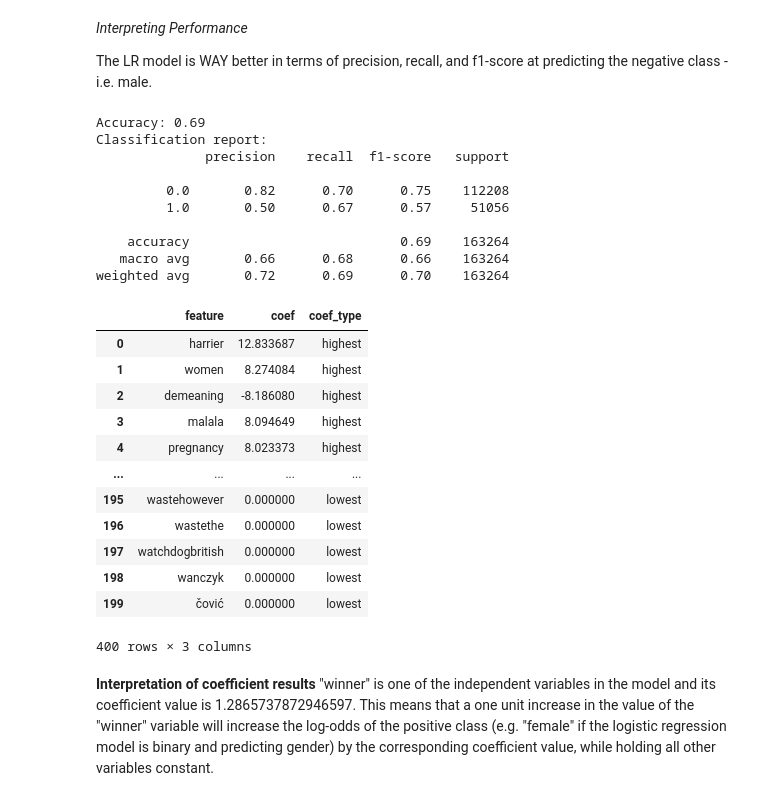
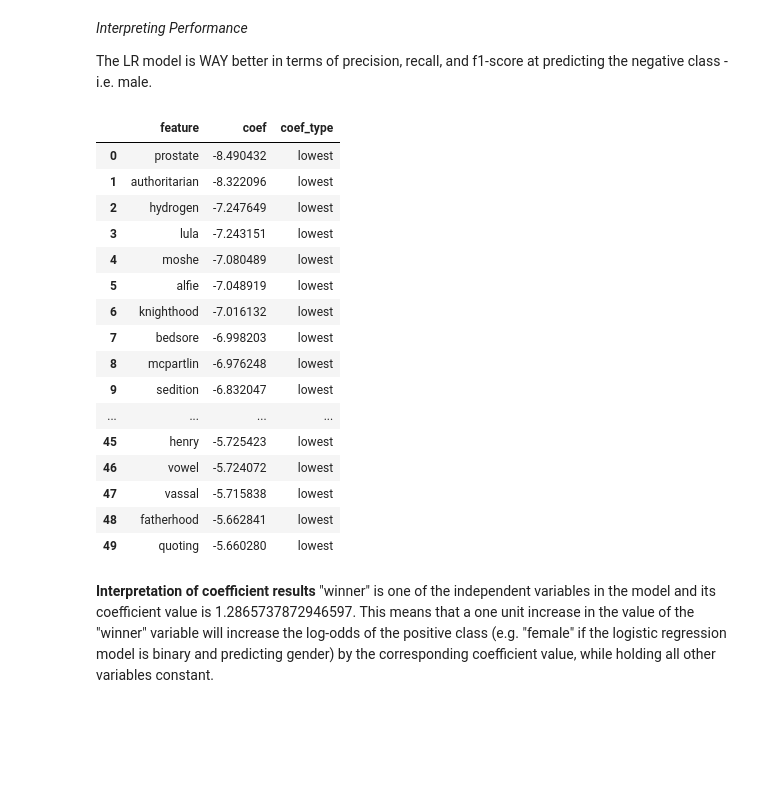
Before and after one commit to yvferreiro/MasterThesis, a Jupyter notebook: Logistic Regression.ipynb, the cells around one changed output. Cells and saved outputs as stored; diff of their text form; code cells hidden in the pictures; blank space fills up the shorter version.

Commit message:
2018 run & coefs uploaded

```diff
--- a/Logistic Regression.ipynb
+++ b/Logistic Regression.ipynb
@@ -29,7 +29,8 @@ warnings.filterwarnings("ignore")
 #df_14= pd.read_pickle(r"/Users/yolandaferreirofranchi/Desktop/ThesisDatasets/2014_text_wo_names.pickle")
 #df_15= pd.read_pickle(r"/Users/yolandaferreirofranchi/Desktop/ThesisDatasets/2015_text_wo_names.pickle")
 #df_16= pd.read_pickle(r"/Users/yolandaferreirofranchi/Desktop/ThesisDatasets/2016_text_wo_names.pickle")
-df_17= pd.read_pickle(r"/Users/yolandaferreirofranchi/Desktop/ThesisDatasets/2017_text_wo_names.pickle")
-df_17
+#df_17= pd.read_pickle(r"/Users/yolandaferreirofranchi/Desktop/ThesisDatasets/2017_text_wo_names.pickle")
+df_18= pd.read_pickle(r"/Users/yolandaferreirofranchi/Desktop/ThesisDatasets/2018_text_wo_names.pickle")
+df_18
 # %% [output]
 |  | pre_processed_sent | male_count | female_count | Proper_noun_list | pn exists | sentences | article_id | ... |
@@ -55,11 +56,11 @@ def absolute_count(male_col, female_col):
         return None
 # %%
 #apply function to only get rows with an absolute count
-df_17['col_type'] = df_17.apply(lambda row: absolute_count(row['male_count'], row['female_count']),axis=1)
+df_18['col_type'] = df_18.apply(lambda row: absolute_count(row['male_count'], row['female_count']),axis=1)
 
 #remove nulls
-df_17= df_17[df_17["col_type"].notnull()]
+df_18= df_18[df_18["col_type"].notnull()]
 
 #DOC: number of male and female columns
-df_17["col_type"].value_counts()
+df_18["col_type"].value_counts()
 # %% [output]
@@ -132,7 +133,7 @@ def logistic_regression_year(df, target_col, text_col):
 
     #coefficients
     coefs = best_clf.coef_[0]
-    sorted_coef = sorted((zip(tfidf.get_feature_names_out(), coefs)), key = lambda x: abs(x[1]), reverse=True)
+    sorted_coef = sorted((zip(tfidf.get_feature_names_out(), coefs)), key = lambda x: x[1], reverse=True)
     high_coef = sorted_coef[:200]
     low_coef = sorted_coef[-200:]
 
@@ -160,6 +161,6 @@ def logistic_regression_year(df, target_col, text_col):
 # %% [markdown]
 **Coefficient Analysis**
 # %%
-df_probs_17 = logistic_regression_year(df_17, 'col_type', 'pre_processed_sent')
-df_probs_17
+df_probs_18 = logistic_regression_year(df_18, 'col_type', 'pre_processed_sent')
+df_probs_18
 # %% [output]
@@ -187,7 +188,7 @@ Execution time: 901.03 seconds
 The LR model is WAY better in terms of precision, recall, and f1-score at predicting the negative class - i.e. male.
 # %%
 #open model performance metrics
-with open('results_17.pkl', 'rb') as f:
+with open('results_18.pkl', 'rb') as f:
     results = pickle.load(f)
 
 accuracy = results['accuracy']
@@ -195,43 +196,36 @@ report = results['report']
 
 print(f"Accuracy: {accuracy:.2f}")
 print(f"Classification report:\n{report}")
-# %% [output]
-Accuracy: 0.69
-Classification report:
-              precision    recall  f1-score   support
-
-         0.0       0.82      0.70      0.75    112208
-         1.0       0.50      0.67      0.57     51056
-
-    accuracy                           0.69    163264
-   macro avg       0.66      0.68      0.66    163264
-weighted avg       0.72      0.69      0.70    163264
 # %%
 #create DF of highest coef
-highest_coef_17 = pd.DataFrame(df_probs_17[0])
-highest_coef_17["coef_type"] = "highest"
+highest_coef_18 = pd.DataFrame(df_probs_18[0])
+highest_coef_18["coef_type"] = "highest"
 
 #create DF of lowest lowest coef manipulation
-lowest_coef_17 = pd.DataFrame(df_probs_17[1])
-lowest_coef_17 = lowest_coef_17.sort_values(by = ["coef"], ascending = True).reset_index(drop = True) #absolute lowest value
-lowest_coef_17["coef_type"] = "lowest"
-highest_coef_17.head(50)
+lowest_coef_18 = pd.DataFrame(df_probs_18[1])
+lowest_coef_18 = lowest_coef_18.sort_values(by = ["coef"], ascending = True).reset_index(drop = True) #absolute lowest value
+lowest_coef_18["coef_type"] = "lowest"
+lowest_coef_18.head(50)
 
-stacked_17 = pd.concat([highest_coef_17, lowest_coef_17])
-stacked_17
+#stacked_18 = pd.concat([highest_coef_18, lowest_coef_18])
+#stacked_18
 # %% [output]
 |  | feature | coef | coef_type |
-| 0 | harrier | 12.833687 | highest |
-| 1 | women | 8.274084 | highest |
-| 2 | demeaning | -8.186080 | highest |
-| 3 | malala | 8.094649 | highest |
-| 4 | pregnancy | 8.023373 | highest |
+| 0 | prostate | -8.490432 | lowest |
+| 1 | authoritarian | -8.322096 | lowest |
+| 2 | hydrogen | -7.247649 | lowest |
+| 3 | lula | -7.243151 | lowest |
+| 4 | moshe | -7.080489 | lowest |
+| 5 | alfie | -7.048919 | lowest |
+| 6 | knighthood | -7.016132 | lowest |
+| 7 | bedsore | -6.998203 | lowest |
+| 8 | mcpartlin | -6.976248 | lowest |
+| 9 | sedition | -6.832047 | lowest |
 | ... | ... | ... | ... |
-| 195 | wastehowever | 0.000000 | lowest |
-| 196 | wastethe | 0.000000 | lowest |
-| 197 | watchdogbritish | 0.000000 | lowest |
-| 198 | wanczyk | 0.000000 | lowest |
-| 199 | čović | 0.000000 | lowest |
+| 45 | henry | -5.725423 | lowest |
+| 46 | vowel | -5.724072 | lowest |
+| 47 | vassal | -5.715838 | lowest |
+| 48 | fatherhood | -5.662841 | lowest |
+| 49 | quoting | -5.660280 | lowest |
-400 rows × 3 columns
 # %%
 #save DF as pickle file per year
```
Also changed, not shown: parts of 4 cells of this notebook, 4 other files.
